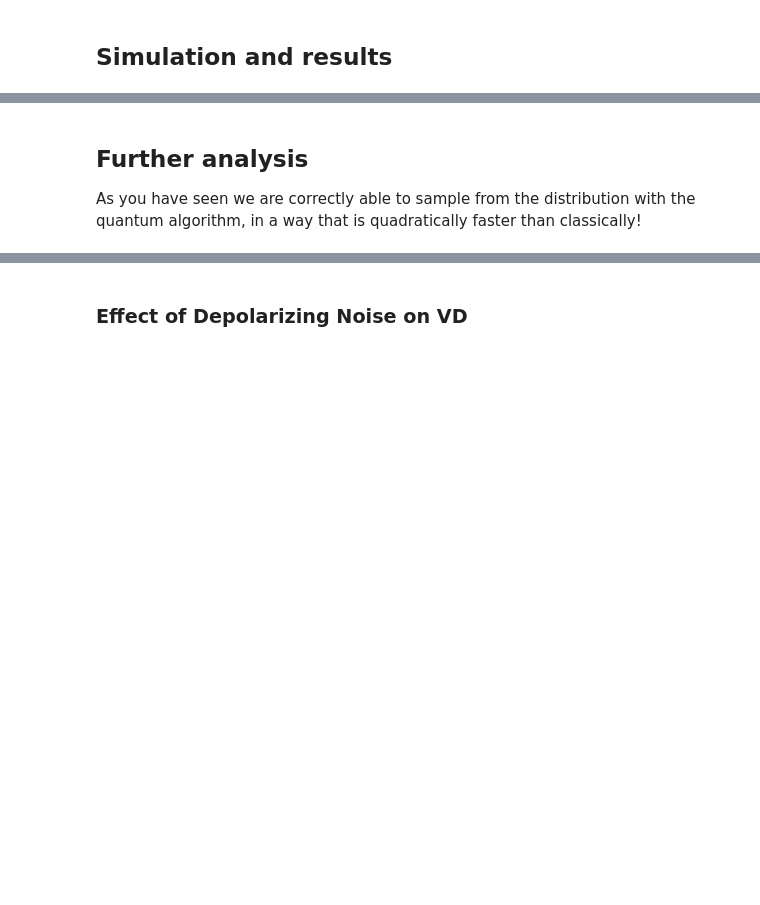
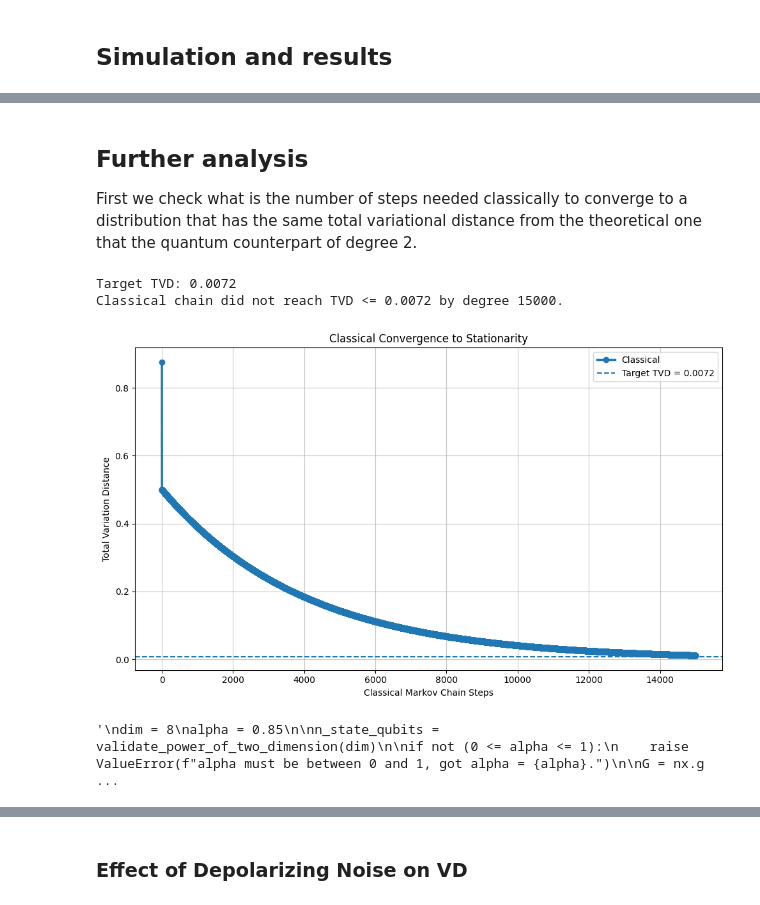
Before and after one commit to frafino/Quantum-Speedup-for-Nonreversible-Markov-Chains, a Jupyter notebook: non_reversible_toy_chain.ipynb, the cells around one changed output, grey strips where cells are left out. Saved outputs shown, nothing was run; the diff lists cells and outputs as text; code cells hidden in the pictures; blank space fills up the shorter version.

Commit message:
Using new non reversible bottleneck markov chain with new analysis

```diff
--- a/non_reversible_toy_chain.ipynb
+++ b/non_reversible_toy_chain.ipynb
@@ -952,6 +973,74 @@ Total Variation Distance to theoretical distribution: 0.0060
 # %% [markdown]
 ## Further analysis
 
-As you have seen we are correctly able to sample from the distribution with the quantum algorithm, in a way that is quadratically faster than classically!
+First we check what is the number of steps needed classically to converge to a distribution that has the same total variational distance from the theoretical one that the quantum counterpart of degree 2.
+# %%
+
+def classic_evolution_from_state(degree, P, pi, start_state=0):
+    dim = P.shape[0]
+
+    dist = np.zeros(dim)
+    dist[start_state] = 1.0
+
+    for _ in range(degree):
+        dist = dist @ P
+
+    tvd = 0.5 * np.sum(np.abs(dist - pi))
+
+    return dist, tvd
+
+
+# Choose the target TVD you want to compare against
+target_tvd = 0.0072
+
+# Classical search range
+max_classical_degree = 50000
+
+classic_degrees = []
+classic_tvds = []
+
+dist = np.zeros(dim)
+dist[0] = 1.0   # same start_state as classic_evolution
+
+first_degree_below_target = None
+
+for degree in range(max_classical_degree + 1):
+    tvd = 0.5 * np.sum(np.abs(dist - pi))
+
+    classic_degrees.append(degree)
+    classic_tvds.append(tvd)
+
+    if first_degree_below_target is None and tvd <= target_tvd:
+        first_degree_below_target = degree
+        break
+
+    dist = dist @ P
+
+print(f"Target TVD: {target_tvd}")
+
+if first_degree_below_target is None:
+    print(f"Classical chain did not reach TVD <= {target_tvd} by degree {max_classical_degree}.")
+else:
+    print(f"Classical chain reaches TVD <= {target_tvd} at degree {first_degree_below_target}.")
+    print(f"Classical TVD at that degree: {classic_tvds[-1]:.6f}")
+
+plt.figure(figsize=(10, 6))
+plt.plot(classic_degrees, classic_tvds, marker="o", linewidth=2.5, label="Classical")
+plt.axhline(target_tvd, linestyle="--", label=f"Target TVD = {target_tvd}")
+
+if first_degree_below_target is not None:
+    plt.axvline(first_degree_below_target, linestyle="--", label=f"Degree = {first_degree_below_target}")
+
+plt.title("Classical Convergence to Stationarity")
+plt.xlabel("Classical Markov Chain Steps")
+plt.ylabel("Total Variation Distance")
+plt.grid(True, alpha=0.7)
+plt.legend()
+plt.tight_layout()
+plt.show()
+# %% [output]
+Target TVD: 0.0072
+Classical chain did not reach TVD <= 0.0072 by degree 15000.
+[figure, added]
 # %%
 def run_nonreversible(P, dim, epsilon=0.125, simulator=AerSimulator(), degree=None):
@@ -1160,6 +1283,8 @@ def run_nonreversible(P, dim, epsilon=0.125, simulator=AerSimulator(), degree=No
     return post_selected_counts, tvd
 # %%
 # Define P
+
+"""
 dim = 8
 alpha = 0.85
 
@@ -1175,6 +1300,9 @@ P = np.asarray(
     dtype=float)
 
 P = validate_markov_kernel(P, dim)
+"""
+# %% [output]
+'\ndim = 8\nalpha = 0.85\n\nn_state_qubits = validate_power_of_two_dimension(dim)\n\nif not (0 <= alpha <= 1):\n    raise ValueError(f"alpha must be between 0 and 1, got alpha = {alpha}.")\n\nG = nx.g ...
 # %%
 run_nonreversible(P, dim)
 # %% [output]
```
Also changed, not shown: parts of 19 cells of this notebook.
